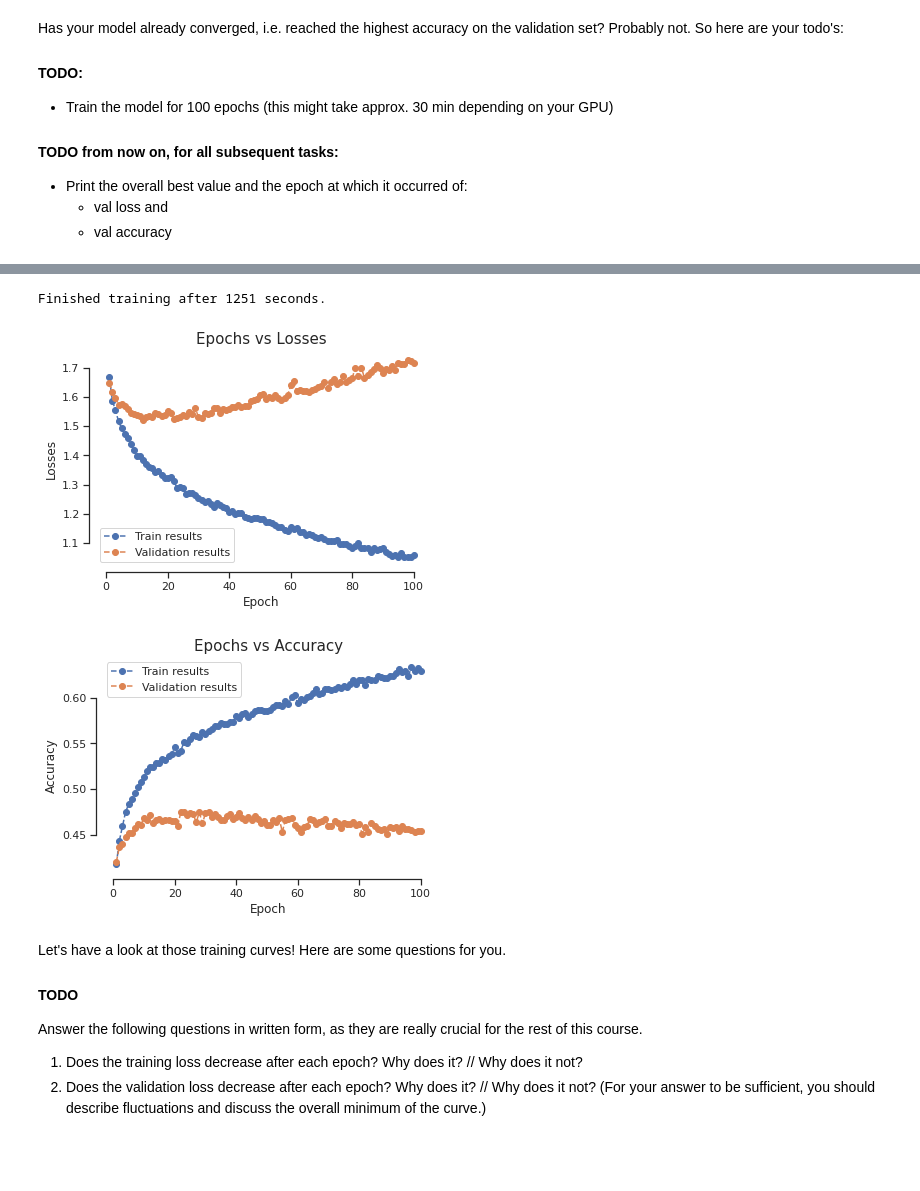
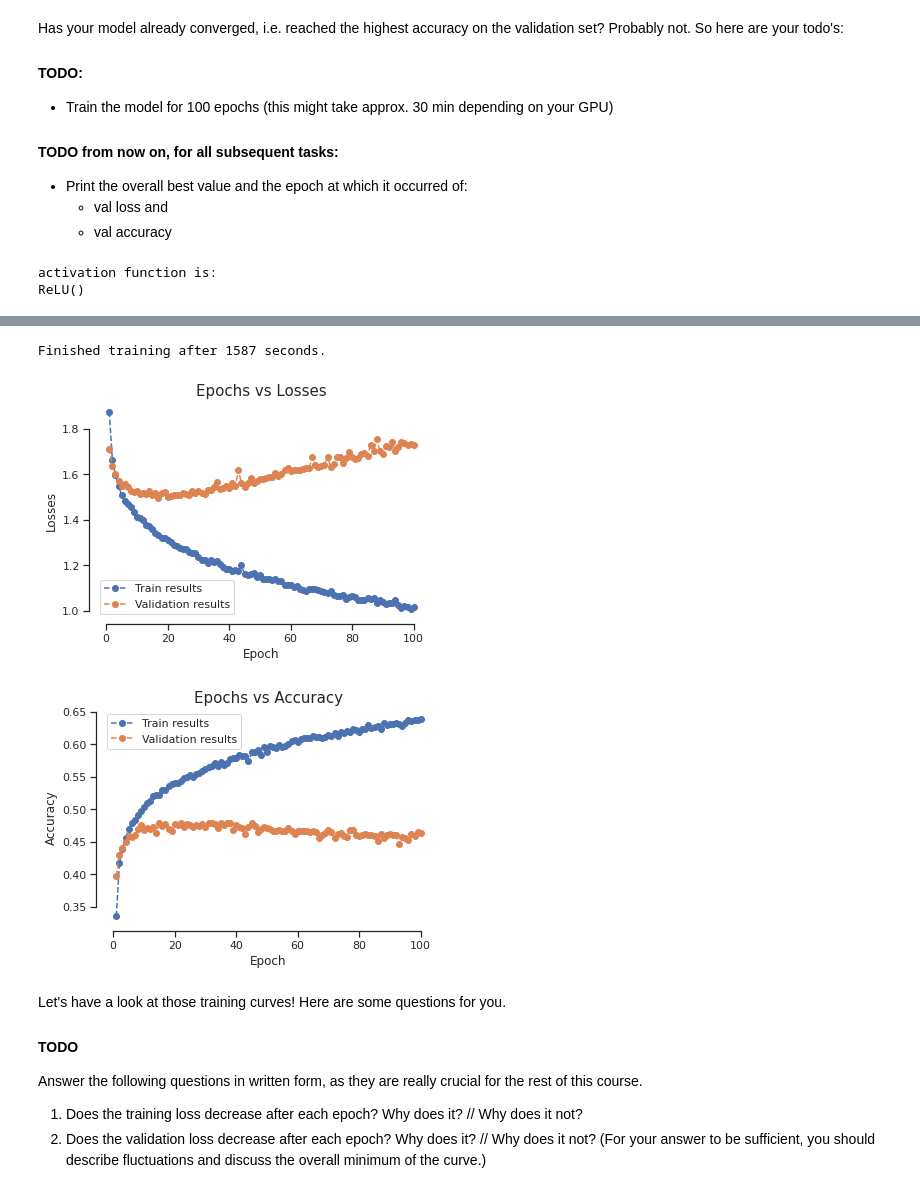
Before and after one commit to Smitpatel37/Deep-Learning-Assignments, a Jupyter notebook: Ex-2/Ex2_2022.ipynb, the cells around one changed output, grey strips where cells are left out. Cells and saved outputs as stored; diff of their text form; code cells hidden in the pictures; blank space fills up the shorter version.

Commit message:
Updated Model Architecture and some minor modification

```diff
--- a/Ex-2/Ex2_2022.ipynb
+++ b/Ex-2/Ex2_2022.ipynb
@@ -519,7 +518,8 @@ class MLP(nn.Module):
         self.input_layer = torch.nn.Linear(img_width * num_in_channels, num_hidden_units)
         self.flatten = torch.nn.Flatten()
         ##Adding hidden layers
-        self.hidden_layers = nn.ModuleList([nn.Linear(num_hidden_units, num_classes) for i in range(num_hidden_layers)])
+        self.hidden_layers = nn.ModuleList([nn.Linear(num_hidden_units, num_hidden_units) for i in range(num_hidden_layers)])
+        self.output = torch.nn.Linear(num_hidden_units, num_classes)
 
 
         #for i in range(num_hidden_layers):
@@ -555,7 +555,7 @@ class MLP(nn.Module):
         for i,layer in enumerate(self.hidden_layers):
           act_fn = layer(act_fn)
           #x = self.name_drop(x)
-        output = act_fn
+        output = self.output(act_fn)
         return output
 # %% [markdown]
 ## Model training: learning rate
@@ -698,19 +691,22 @@ Has your model already converged, i.e. reached the highest accuracy on the valid
 # %%
 ####################
 ## YOUR CODE HERE ##
 ####################
-
+model = MLP((32*32), 3 , 10, num_hidden_units=30, num_hidden_layers=1)
+model.to(device)
 optimizer = optim.Adam(model.parameters(), lr=0.001)
-train_losses, val_losses, train_accs, val_accs, cm = run_training(model, optimizer, loss_function, device, num_epochs=100,
+train_losses, val_losses, train_accs, val_accs, sp, cm = run_training(model, optimizer, loss_function, device, num_epochs=100,
                 train_dataloader=train_set, val_dataloader=val_set)
 plot("Epochs vs Losses", "Losses", train_losses, val_losses, yscale='linear', save_path=None, extra_pt=None, extra_pt_label=None)
 print()
 plot("Epochs vs Accuracy", "Accuracy", train_accs, val_accs, yscale='linear', save_path=None, extra_pt=None, extra_pt_label=None)
 # %% [output]
+activation function is:
+ReLU()
 [interactive output not drawn]
-Finished training after 1251 seconds.
+Finished training after 1587 seconds.
-[figure, old version]
+[figure, new version]
-[figure, old version]
+[figure, new version]
 # %% [markdown]
 Let's have a look at those training curves! Here are some questions for you.
 
```
Also changed, not shown: parts of 16 cells of this notebook.
